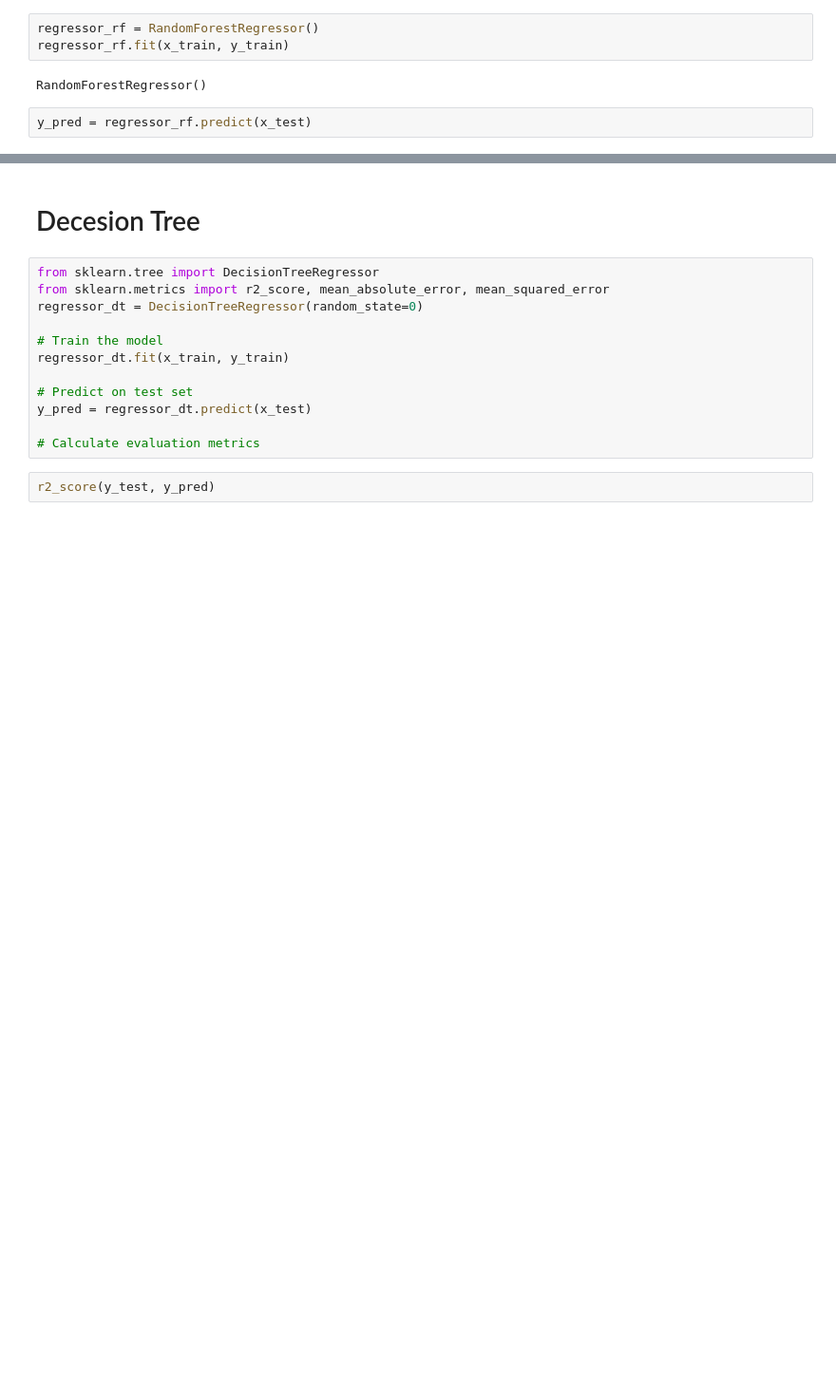
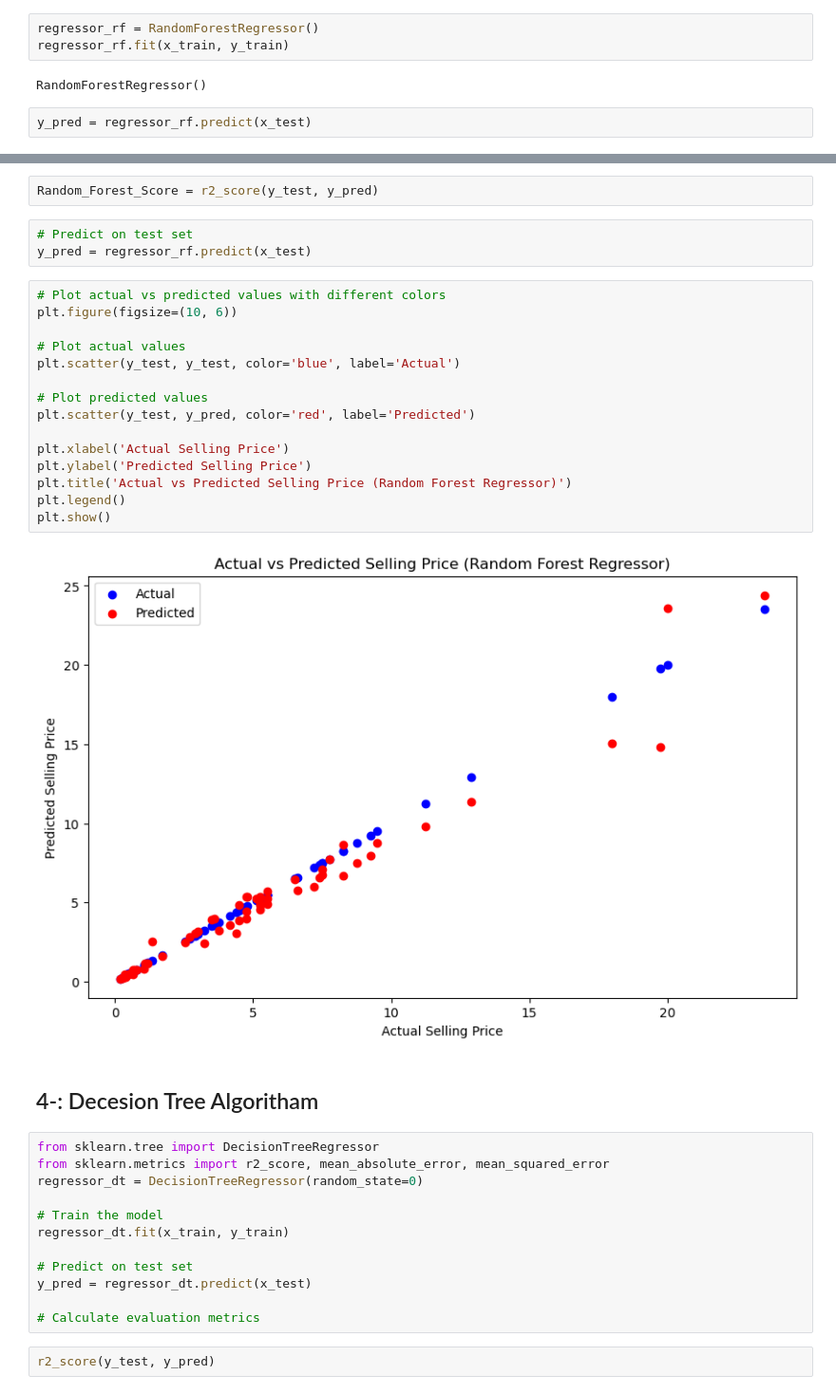
Before and after one commit to harishsemwal/CarPricePrediction, a Jupyter notebook: Used_car_price_prediction.ipynb, the cells around one changed output, grey strips where cells are left out. Shown: that part at 95% size. Cells and saved outputs as stored; diff of their text form; blank space fills up the shorter version.

```diff
--- a/Used_car_price_prediction.ipynb
+++ b/Used_car_price_prediction.ipynb
@@ -315,5 +351,27 @@ r2_score(y_test, y_pred)
+# %%
+Random_Forest_Score = r2_score(y_test, y_pred)
+# %%
+# Predict on test set
+y_pred = regressor_rf.predict(x_test)
+# %%
+# Plot actual vs predicted values with different colors
+plt.figure(figsize=(10, 6))
+
+# Plot actual values
+plt.scatter(y_test, y_test, color='blue', label='Actual')
+
+# Plot predicted values
+plt.scatter(y_test, y_pred, color='red', label='Predicted')
+
+plt.xlabel('Actual Selling Price')
+plt.ylabel('Predicted Selling Price')
+plt.title('Actual vs Predicted Selling Price (Random Forest Regressor)')
+plt.legend()
+plt.show()
+# %% [output]
+[figure, added]
 # %% [markdown]
-# Decesion Tree
+## 4-: Decesion Tree Algoritham
 # %%
 from sklearn.tree import DecisionTreeRegressor
 from sklearn.metrics import r2_score, mean_absolute_error, mean_squared_error
```
Also changed, not shown: parts of 20 cells of this notebook.
